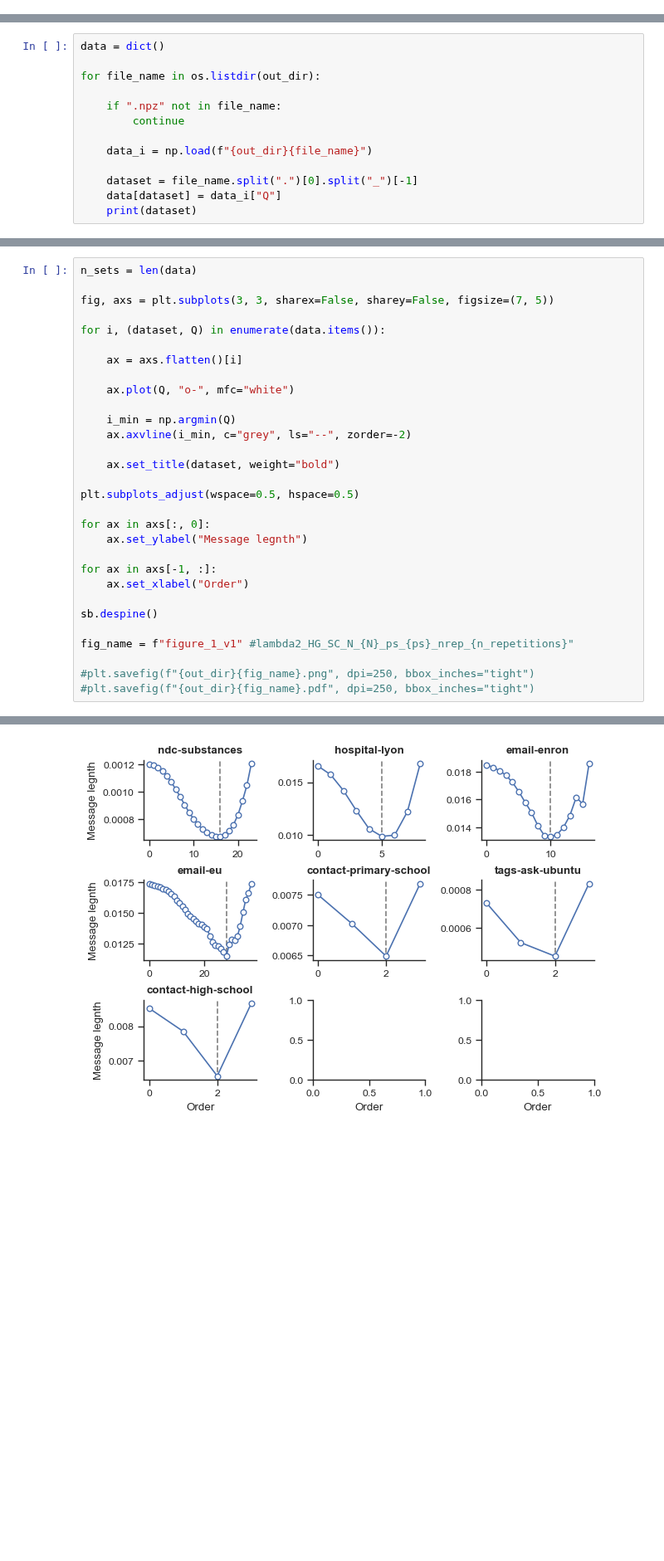
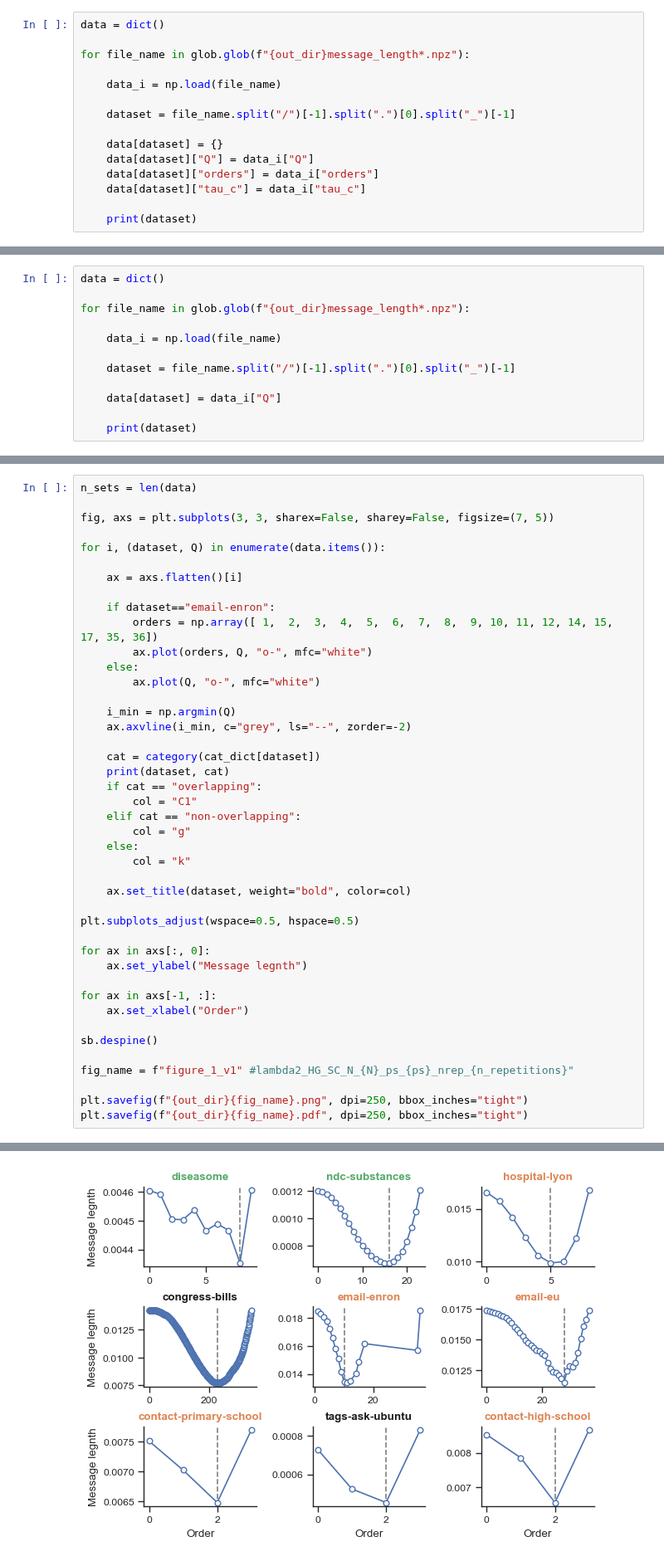
Before and after one commit to maximelucas/hypergraph_reducibility, a Jupyter notebook: notebooks/figure_1.ipynb, the cells around one changed output, grey strips where cells are left out. Shown at 83% size. Drawn from its saved outputs; the diff is of its cells as text; blank space fills up the shorter version.

```diff
--- a/notebooks/figure_1.ipynb
+++ b/notebooks/figure_1.ipynb
@@ -22,0 +32,15 @@ import os
+# %%
+data = dict()
+
+for file_name in glob.glob(f"{out_dir}message_length*.npz"):
+
+    data_i = np.load(file_name)
+
+    dataset = file_name.split("/")[-1].split(".")[0].split("_")[-1]
+
+    data[dataset] = {}
+    data[dataset]["Q"] = data_i["Q"]
+    data[dataset]["orders"] = data_i["orders"]
+    data[dataset]["tau_c"] = data_i["tau_c"]
+
+    print(dataset)
@@ -23,14 +104,13 @@ import os
 # %%
 data = dict()
 
-for file_name in os.listdir(out_dir):
+for file_name in glob.glob(f"{out_dir}message_length*.npz"):
 
-    if ".npz" not in file_name:
-        continue
+    data_i = np.load(file_name)
 
-    data_i = np.load(f"{out_dir}{file_name}")
+    dataset = file_name.split("/")[-1].split(".")[0].split("_")[-1]
 
-    dataset = file_name.split(".")[0].split("_")[-1]
     data[dataset] = data_i["Q"]
+
     print(dataset)
 # %% [output]
@@ -50,12 +132,25 @@ for i, (dataset, Q) in enumerate(data.items()):
 
     ax = axs.flatten()[i]
 
-    ax.plot(Q, "o-", mfc="white")
+    if dataset=="email-enron":
+        orders = np.array([ 1,  2,  3,  4,  5,  6,  7,  8,  9, 10, 11, 12, 14, 15, 17, 35, 36])
+        ax.plot(orders, Q, "o-", mfc="white")
+    else:
+        ax.plot(Q, "o-", mfc="white")
 
     i_min = np.argmin(Q)
     ax.axvline(i_min, c="grey", ls="--", zorder=-2)
 
-    ax.set_title(dataset, weight="bold")
+    cat = category(cat_dict[dataset])
+    print(dataset, cat)
+    if cat == "overlapping":
+        col = "C1"
+    elif cat == "non-overlapping":
+        col = "g"
+    else:
+        col = "k"
+
+    ax.set_title(dataset, weight="bold", color=col)
 
 plt.subplots_adjust(wspace=0.5, hspace=0.5)
 
@@ -69,6 +164,6 @@ sb.despine()
 
 fig_name = f"figure_1_v1" #lambda2_HG_SC_N_{N}_ps_{ps}_nrep_{n_repetitions}"
 
-#plt.savefig(f"{out_dir}{fig_name}.png", dpi=250, bbox_inches="tight")
-#plt.savefig(f"{out_dir}{fig_name}.pdf", dpi=250, bbox_inches="tight")
+plt.savefig(f"{out_dir}{fig_name}.png", dpi=250, bbox_inches="tight")
+plt.savefig(f"{out_dir}{fig_name}.pdf", dpi=250, bbox_inches="tight")
 # %% [output]
@@ -75 +179 @@ fig_name = f"figure_1_v1" #lambda2_HG_SC_N_{N}_ps_{ps}_nrep_{n_repetitions}"
-[figure, old version]
+[figure, new version]
```
Also changed, not shown: parts of 10 cells of this notebook, 53 other files.
